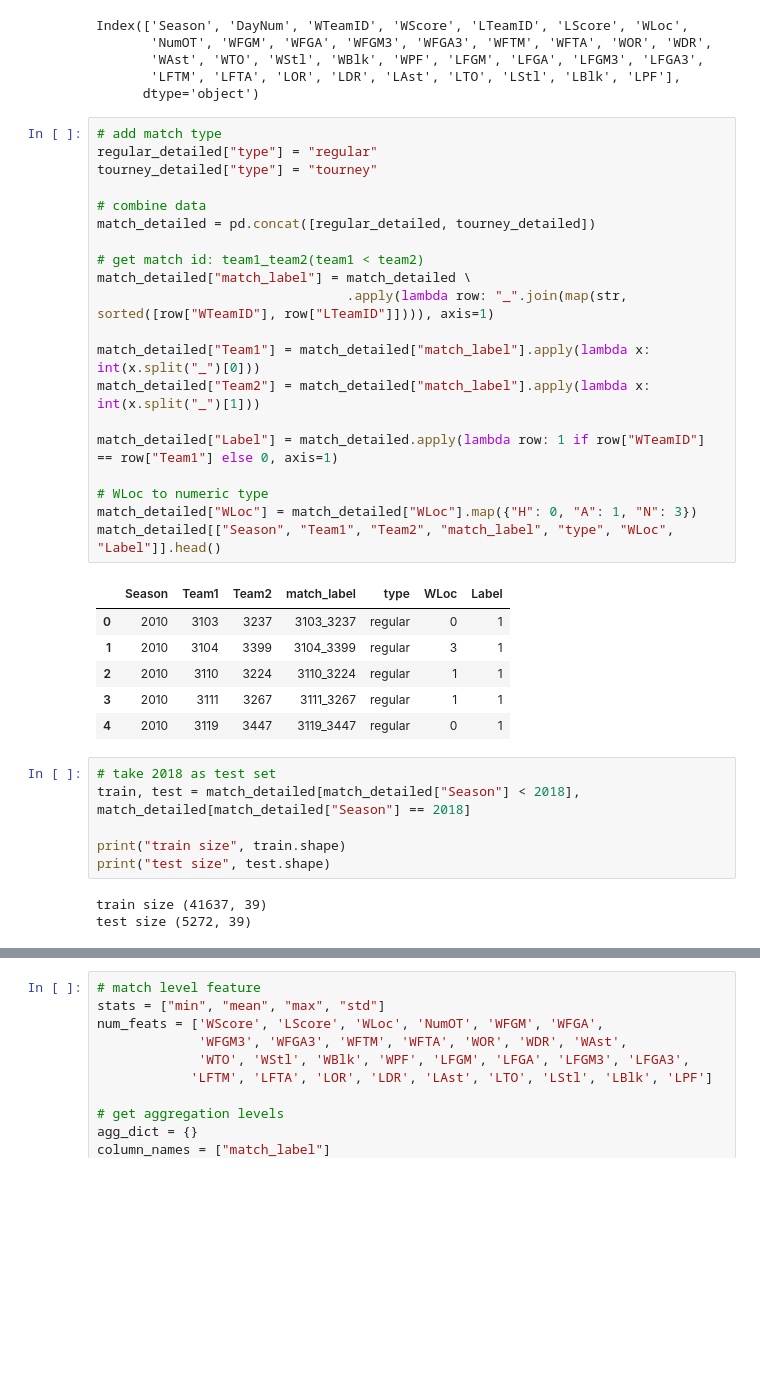
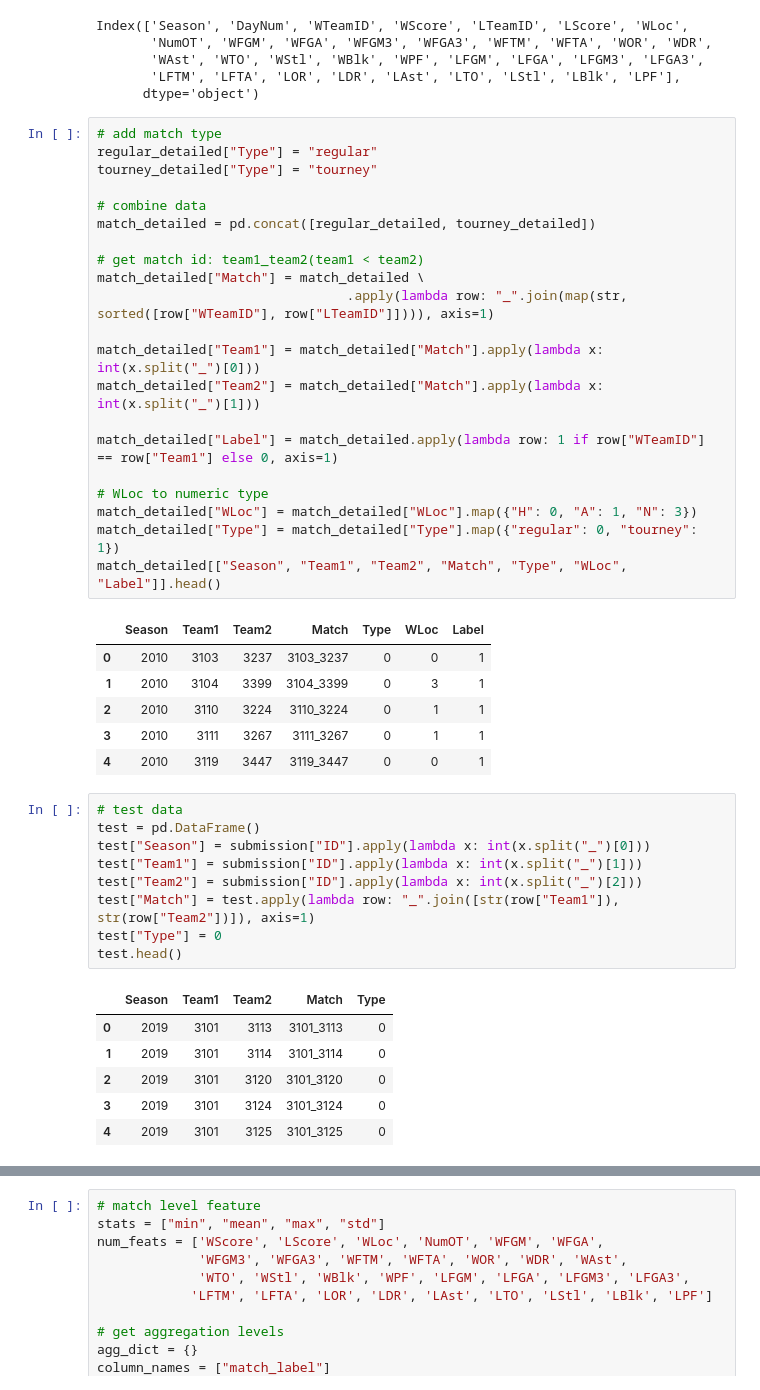
Before and after one commit to MJeremy2017/machine-learning-models, a Jupyter notebook: Kaggle-NCAA/Match-Prediction.ipynb, the cells around one changed output, grey strips where cells are left out. Saved outputs shown, nothing was run; the diff lists cells and outputs as text; blank space fills up the shorter version.

```diff
--- a/Kaggle-NCAA/Match-Prediction.ipynb
+++ b/Kaggle-NCAA/Match-Prediction.ipynb
@@ -269,37 +269,45 @@ Index(['Season', 'DayNum', 'WTeamID', 'WScore', 'LTeamID', 'LScore', 'WLoc',
       dtype='object')
 # %%
 # add match type
-regular_detailed["type"] = "regular"
-tourney_detailed["type"] = "tourney"
+regular_detailed["Type"] = "regular"
+tourney_detailed["Type"] = "tourney"
 
 # combine data
 match_detailed = pd.concat([regular_detailed, tourney_detailed])
 
 # get match id: team1_team2(team1 < team2)
-match_detailed["match_label"] = match_detailed \
+match_detailed["Match"] = match_detailed \
                                 .apply(lambda row: "_".join(map(str, sorted([row["WTeamID"], row["LTeamID"]]))), axis=1)
 
-match_detailed["Team1"] = match_detailed["match_label"].apply(lambda x: int(x.split("_")[0]))
-match_detailed["Team2"] = match_detailed["match_label"].apply(lambda x: int(x.split("_")[1]))
+match_detailed["Team1"] = match_detailed["Match"].apply(lambda x: int(x.split("_")[0]))
+match_detailed["Team2"] = match_detailed["Match"].apply(lambda x: int(x.split("_")[1]))
 
 match_detailed["Label"] = match_detailed.apply(lambda row: 1 if row["WTeamID"] == row["Team1"] else 0, axis=1)
 
 # WLoc to numeric type
 match_detailed["WLoc"] = match_detailed["WLoc"].map({"H": 0, "A": 1, "N": 3})
-match_detailed[["Season", "Team1", "Team2", "match_label", "type", "WLoc", "Label"]].head()
+match_detailed["Type"] = match_detailed["Type"].map({"regular": 0, "tourney": 1})
+match_detailed[["Season", "Team1", "Team2", "Match", "Type", "WLoc", "Label"]].head()
 # %% [output]
-|  | Season | Team1 | Team2 | match_label | type | WLoc | Label |
-| 0 | 2010 | 3103 | 3237 | 3103_3237 | regular | 0 | 1 |
-| 1 | 2010 | 3104 | 3399 | 3104_3399 | regular | 3 | 1 |
-| 2 | 2010 | 3110 | 3224 | 3110_3224 | regular | 1 | 1 |
-| 3 | 2010 | 3111 | 3267 | 3111_3267 | regular | 1 | 1 |
-| 4 | 2010 | 3119 | 3447 | 3119_3447 | regular | 0 | 1 |
+|  | Season | Team1 | Team2 | Match | Type | WLoc | Label |
+| 0 | 2010 | 3103 | 3237 | 3103_3237 | 0 | 0 | 1 |
+| 1 | 2010 | 3104 | 3399 | 3104_3399 | 0 | 3 | 1 |
+| 2 | 2010 | 3110 | 3224 | 3110_3224 | 0 | 1 | 1 |
+| 3 | 2010 | 3111 | 3267 | 3111_3267 | 0 | 1 | 1 |
+| 4 | 2010 | 3119 | 3447 | 3119_3447 | 0 | 0 | 1 |
-# %%
-# take 2018 as test set
-train, test = match_detailed[match_detailed["Season"] < 2018], match_detailed[match_detailed["Season"] == 2018]
-
-print("train size", train.shape)
-print("test size", test.shape)
-# %% [output]
-train size (41637, 39)
-test size (5272, 39)
+# %%
+# test data
+test = pd.DataFrame()
+test["Season"] = submission["ID"].apply(lambda x: int(x.split("_")[0]))
+test["Team1"] = submission["ID"].apply(lambda x: int(x.split("_")[1]))
+test["Team2"] = submission["ID"].apply(lambda x: int(x.split("_")[2]))
+test["Match"] = test.apply(lambda row: "_".join([str(row["Team1"]), str(row["Team2"])]), axis=1)
+test["Type"] = 0
+test.head()
+# %% [output]
+|  | Season | Team1 | Team2 | Match | Type |
+| 0 | 2019 | 3101 | 3113 | 3101_3113 | 0 |
+| 1 | 2019 | 3101 | 3114 | 3101_3114 | 0 |
+| 2 | 2019 | 3101 | 3120 | 3101_3120 | 0 |
+| 3 | 2019 | 3101 | 3124 | 3101_3124 | 0 |
+| 4 | 2019 | 3101 | 3125 | 3101_3125 | 0 |
```
Also changed, not shown: parts of 6 cells of this notebook.
